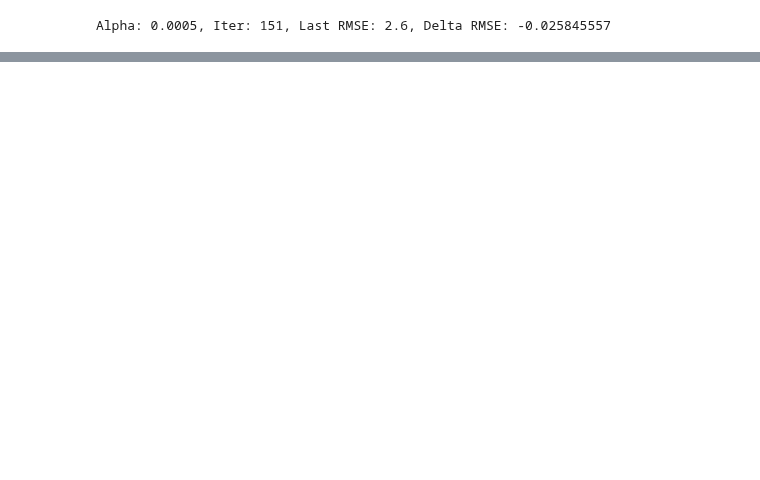
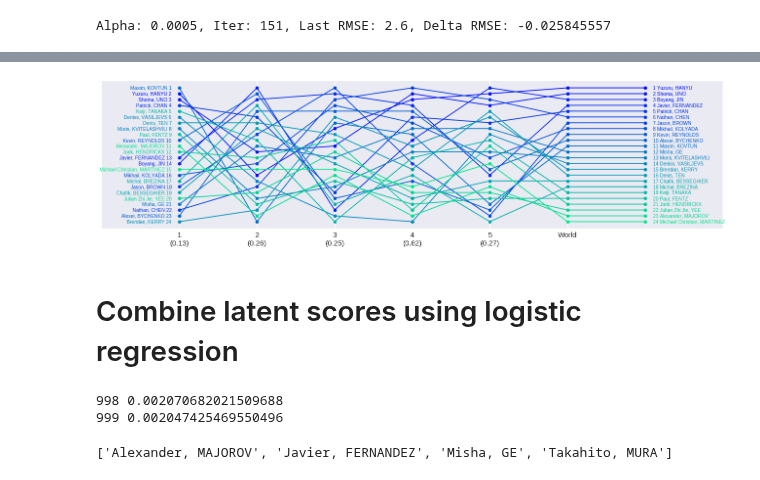
Before and after one commit to khanhnguyendata/skate_predict, a Jupyter notebook: analysis_part3.ipynb, the cells around one changed output, grey strips where cells are left out. Cells and saved outputs as stored; diff of their text form; code cells hidden in the pictures; blank space fills up the shorter version.

```diff
--- a/analysis_part3.ipynb
+++ b/analysis_part3.ipynb
@@ -700,0 +745,11 @@ anim.save('viz/batch_anim_multi.gif', writer='imagemagick')
+# %%
+skater_rankings_by_factor.append(world_ranking)
+ranking_labels = [str(factor) + '\n' + f'({tau:.2f})' for factor, tau in zip(list(range(1, n_factors+1)), taus_by_factor)] + ['World']
+
+fig, ax = plt.subplots(figsize=(18, 5))
+plot_multiple_rankings(fig, ax, skater_rankings_by_factor, ranking_labels,
+                       filepath='viz/rank_each_factor.png', xfontsize=15, zorder=None)
+# %% [output]
+[figure, added]
+# %% [markdown]
+# Combine latent scores using logistic regression
@@ -700,0 +775,25 @@ anim.save('viz/batch_anim_multi.gif', writer='imagemagick')
+# %%
+alpha = 0.0005
+for i in range(1000):
+    # 2a. Calculate gradients
+    predicted_scores = skater_scores @ event_scores + baseline
+    residuals = predicted_scores - true_scores
+
+    baseline_gradient = np.nansum(residuals)
+    event_gradients = np.nansum(residuals[:, np.newaxis, :] * skater_scores[:, :, np.newaxis], axis=0)
+    skater_gradients = np.nansum(residuals[:, np.newaxis, :] * event_scores[np.newaxis, :, :], axis=2)
+
+    # 2b. Update latent scores using gradients
+    baseline = baseline - alpha * baseline_gradient
+    event_scores = event_scores - alpha * event_gradients
+    skater_scores = skater_scores - alpha * skater_gradients
+
+    if i in [998, 999]:
+        print(i, np.sqrt(np.nanmean(residuals**2)))
+# %% [output]
+998 0.002070682021509688
+999 0.002047425469550496
+# %%
+skater_names
+# %% [output]
+['Alexander, MAJOROV', 'Javier, FERNANDEZ', 'Misha, GE', 'Takahito, MURA']
```
Also changed, not shown: parts of 28 cells of this notebook, 18 other files.
